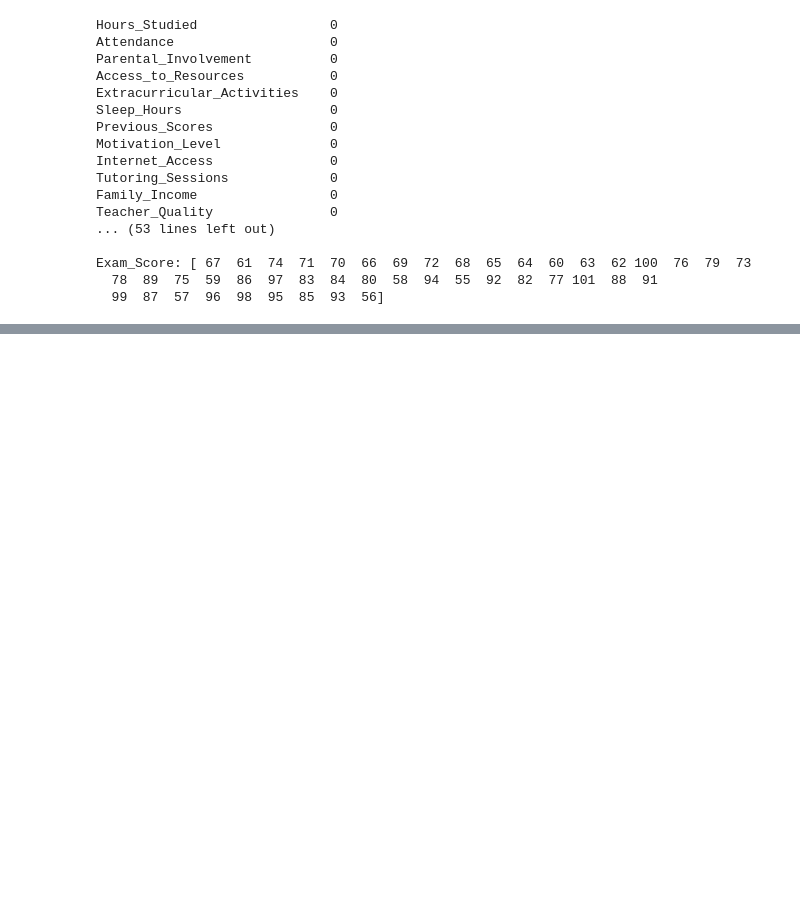
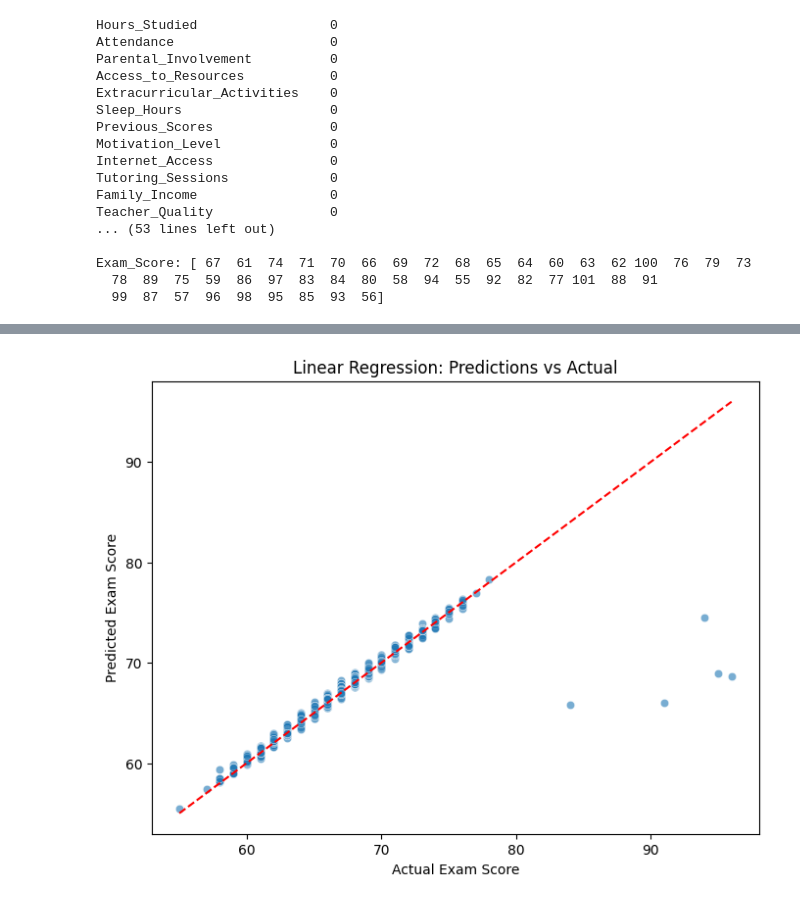
Before and after one commit to Bilal-Ali99/Student_score_prediction, a Jupyter notebook: main.ipynb, the cells around one changed output, grey strips where cells are left out. Cells and saved outputs as stored; diff of their text form; code cells hidden in the pictures; blank space fills up the shorter version.

```diff
--- a/main.ipynb
+++ b/main.ipynb
@@ -512,3 +512,13 @@ Teacher_Quality               0
 Exam_Score: [ 67  61  74  71  70  66  69  72  68  65  64  60  63  62 100  76  79  73
   78  89  75  59  86  97  83  84  80  58  94  55  92  82  77 101  88  91
   99  87  57  96  98  95  85  93  56]
+# %%
+from sklearn.ensemble import RandomForestRegressor
+
+X = df.drop(['Exam_Score','Performance_Category'],axis=1)
+y = df['Exam_Score']
+X_train, X_test, y_train, y_test = train_test_split(X, y, test_size=0.2)
+# %%
+lr = LinearRegression()
+lr.fit(X_train, y_train)
+lr_pred = lr.predict(X_test)
@@ -514,0 +575,14 @@ Exam_Score: [ 67  61  74  71  70  66  69  72  68  65  64  60  63  62 100  76  79
+# %%
+def plot_predictions(y_true, y_pred, model_name):
+    plt.figure(figsize=(8, 6))
+    sns.scatterplot(x=y_true, y=y_pred, alpha=0.6)
+    plt.plot([y_true.min(), y_true.max()], [y_true.min(), y_true.max()], 'r--')  # Perfect prediction line
+    plt.title(f'{model_name}: Predictions vs Actual')
+    plt.xlabel('Actual Exam Score')
+    plt.ylabel('Predicted Exam Score')
+    plt.show()
+# %%
+y_pred_lr = lr.predict(X_test)
+plot_predictions(y_test, y_pred_lr, 'Linear Regression')
+# %% [output]
+[figure, added]
```
Also changed, not shown: parts of 18 cells of this notebook.
